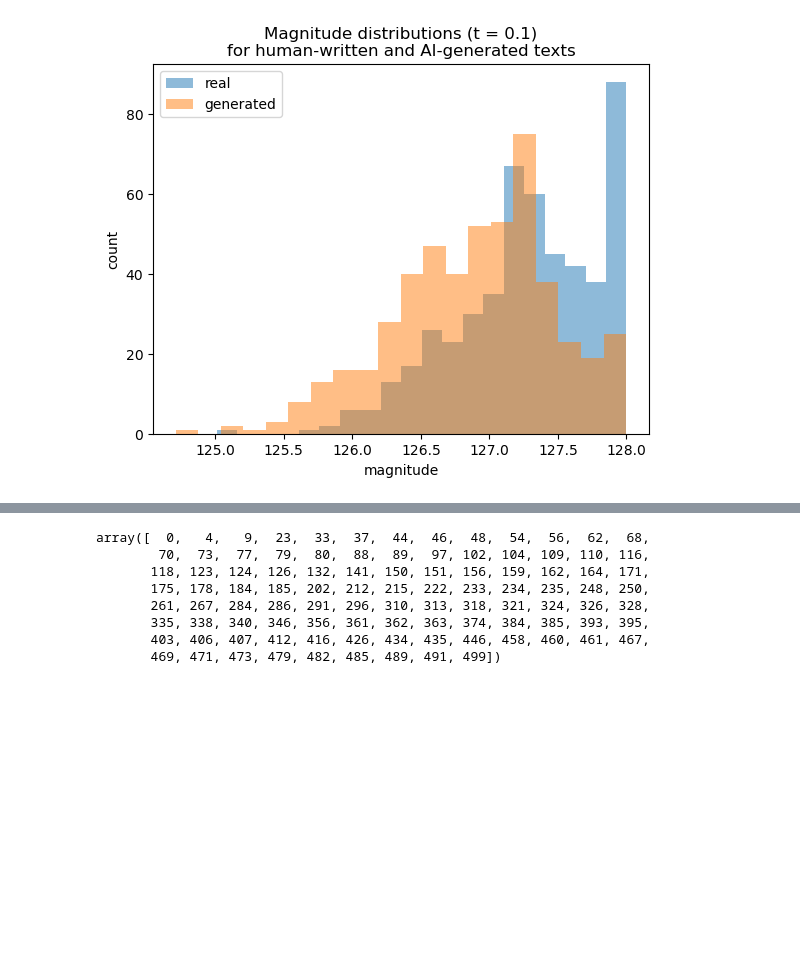
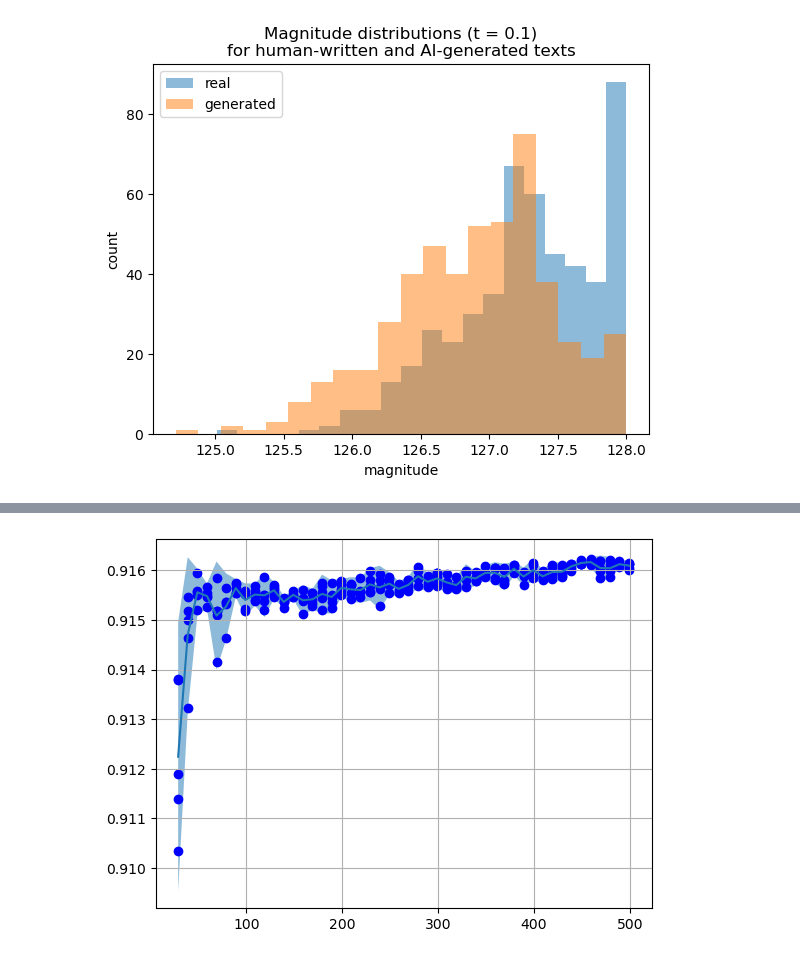
Before and after one commit to GurevichPE/Artifical-text-detection-via-magnitude-functions, a Jupyter notebook: magnitude/experiments.ipynb, the cells around one changed output, grey strips where cells are left out. Cells and saved outputs as stored; diff of their text form; code cells hidden in the pictures; blank space fills up the shorter version.

```diff
--- a/magnitude/experiments.ipynb
+++ b/magnitude/experiments.ipynb
@@ -119,15 +135,41 @@ def logreg(reals, gens, pca=False, n_splits=6, max_iter=1000):
 
     # Return mean AUC across all folds
     return np.mean(auc_scores)
-# %%
-np.sort(np.random.choice(list(range(500)), 100, replace=False))
-# %% [output]
-array([  0,   4,   9,  23,  33,  37,  44,  46,  48,  54,  56,  62,  68,
-        70,  73,  77,  79,  80,  88,  89,  97, 102, 104, 109, 110, 116,
-       118, 123, 124, 126, 132, 141, 150, 151, 156, 159, 162, 164, 171,
-       175, 178, 184, 185, 202, 212, 215, 222, 233, 234, 235, 248, 250,
-       261, 267, 284, 286, 291, 296, 310, 313, 318, 321, 324, 326, 328,
-       335, 338, 340, 346, 356, 361, 362, 363, 374, 384, 385, 393, 395,
-       403, 406, 407, 412, 416, 426, 434, 435, 446, 458, 460, 461, 467,
-       469, 471, 473, 479, 482, 485, 489, 491, 499])
+# %%
+path = f"/workspace/mnt/local/data/pgurevich/magnitude/magnitude_f_{288}_500_steps.pkl"
+t_path = "/workspace/mnt/local/data/pgurevich/magnitude/t_grid_multiple_500.pkl"
+with open(path, 'rb') as f:
+    mags = np.array(pkl.load(f))
+with open(t_path, 'rb') as f:
+    t = np.array(pkl.load(f))
+
+
+real_mfs = mags[reals_inds]
+gen_mfs = mags[generated_inds]
+# %%
+results = []
+for n in tqdm(range(29, 500, 10)):
+    res = []
+    for _ in range(5):
+        slice_inds = np.sort(np.random.choice(list(range(500)), n, replace=False))
+        real_slice = real_mfs[:, slice_inds]
+        gen_slice = gen_mfs[:, slice_inds]
+        lr_r = logreg(real_slice, gen_slice)
+        res.append(lr_r)
+    results.append([res])
+# %%
+results = np.array(results).reshape(-1, 5)
+
+means = results.mean(axis=1)
+stds = results.std(axis=1)
+
+plt.plot(list(range(29, 500, 10)), means)
+plt.fill_between(list(range(29, 500, 10)), means - 2*stds, means + 2*stds, alpha=0.5)
+
+for i in range(5):
+    plt.scatter(list(range(29, 500, 10)), results[:, i], color='b')
+
+plt.grid()
+# %% [output]
+[figure, added]
 # %%
```
Also changed, not shown: parts of 13 cells of this notebook, 4 other files.
